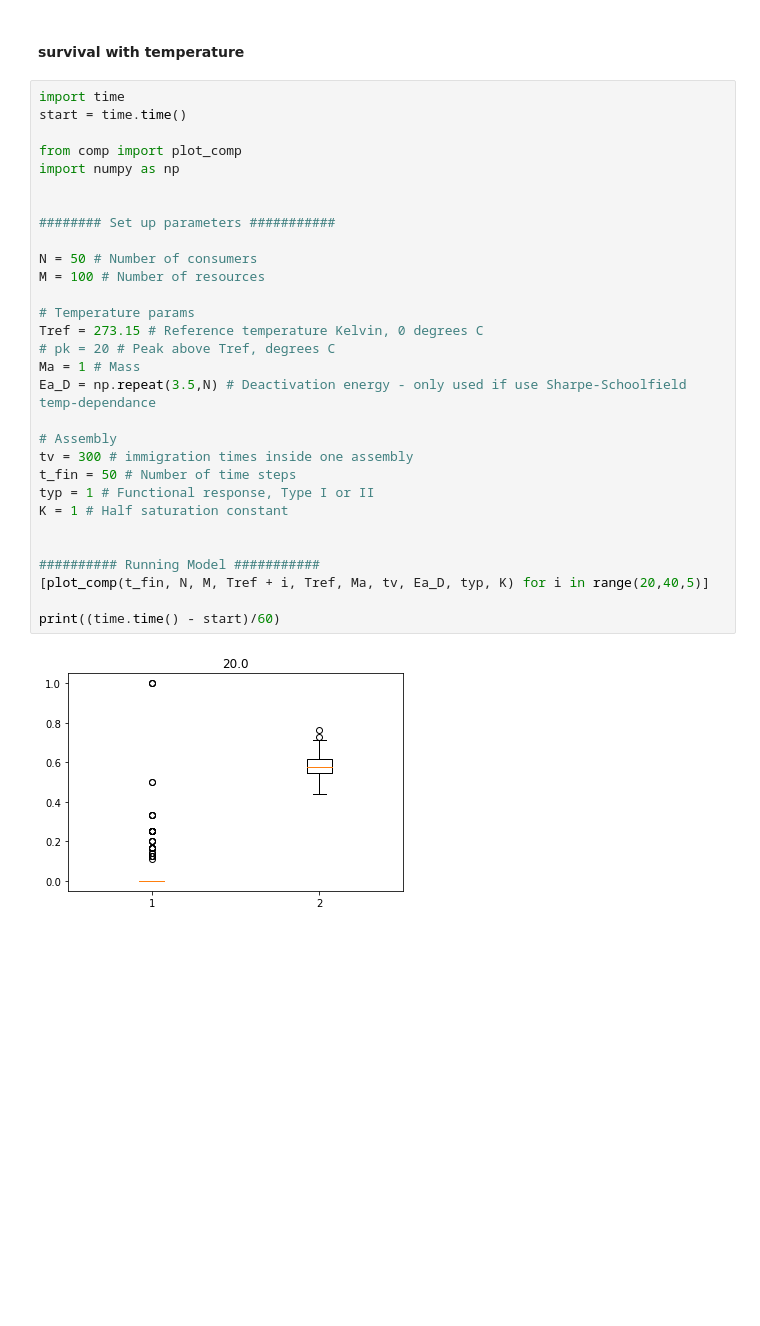
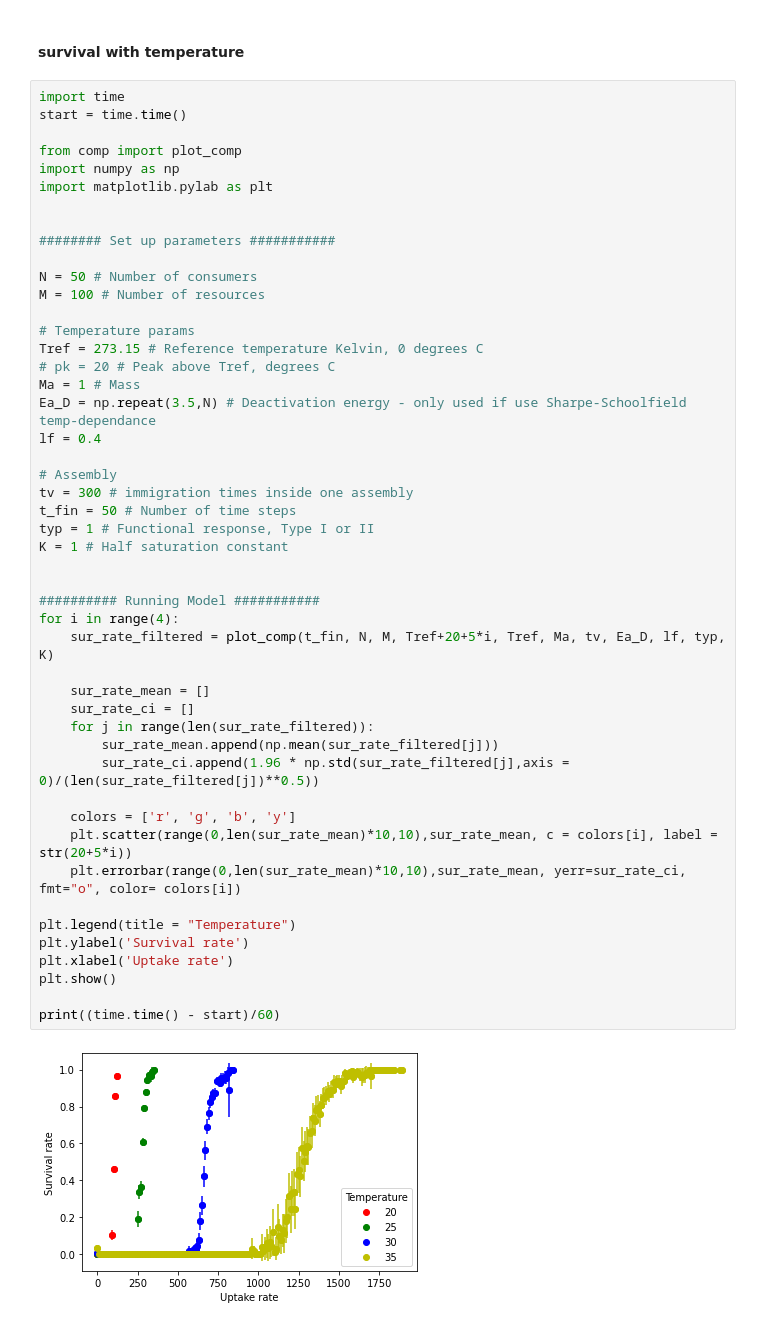
Before and after one commit to DaniDuan/CMEEProject, a Jupyter notebook: code/temp_microbial_CUE.ipynb, the cells around one changed output. Drawn from its saved outputs; the diff is of its cells as text; blank space fills up the shorter version.

```diff
--- a/code/temp_microbial_CUE.ipynb
+++ b/code/temp_microbial_CUE.ipynb
@@ -564,32 +705,50 @@ print((time.time() - start)/60)
 # %%
 import time
 start = time.time()
 
 from comp import plot_comp
 import numpy as np
+import matplotlib.pylab as plt
 
 
 ######## Set up parameters ###########
 
 N = 50 # Number of consumers
 M = 100 # Number of resources
 
 # Temperature params
 Tref = 273.15 # Reference temperature Kelvin, 0 degrees C
 # pk = 20 # Peak above Tref, degrees C
 Ma = 1 # Mass
 Ea_D = np.repeat(3.5,N) # Deactivation energy - only used if use Sharpe-Schoolfield temp-dependance
+lf = 0.4
 
 # Assembly
 tv = 300 # immigration times inside one assembly
 t_fin = 50 # Number of time steps
 typ = 1 # Functional response, Type I or II
 K = 1 # Half saturation constant
 
 
 ########## Running Model ###########
-[plot_comp(t_fin, N, M, Tref + i, Tref, Ma, tv, Ea_D, typ, K) for i in range(20,40,5)]
+for i in range(4):
+    sur_rate_filtered = plot_comp(t_fin, N, M, Tref+20+5*i, Tref, Ma, tv, Ea_D, lf, typ, K)
+
+    sur_rate_mean = []
+    sur_rate_ci = []
+    for j in range(len(sur_rate_filtered)):
+        sur_rate_mean.append(np.mean(sur_rate_filtered[j]))
+        sur_rate_ci.append(1.96 * np.std(sur_rate_filtered[j],axis = 0)/(len(sur_rate_filtered[j])**0.5))
+
+    colors = ['r', 'g', 'b', 'y']
+    plt.scatter(range(0,len(sur_rate_mean)*10,10),sur_rate_mean, c = colors[i], label = str(20+5*i))
+    plt.errorbar(range(0,len(sur_rate_mean)*10,10),sur_rate_mean, yerr=sur_rate_ci, fmt="o", color= colors[i])
+
+plt.legend(title = "Temperature")
+plt.ylabel('Survival rate')
+plt.xlabel('Uptake rate')
+plt.show()
 
 print((time.time() - start)/60)
 # %% [output]
-[figure, old version]
+[figure, new version]
```
Also changed, not shown: parts of 5 cells of this notebook, 9 other files.
